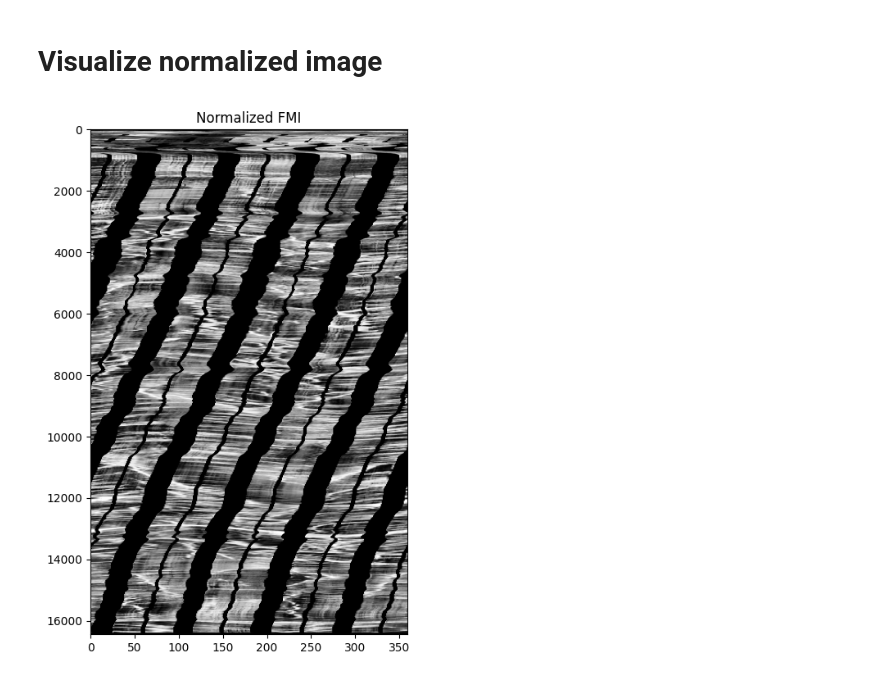
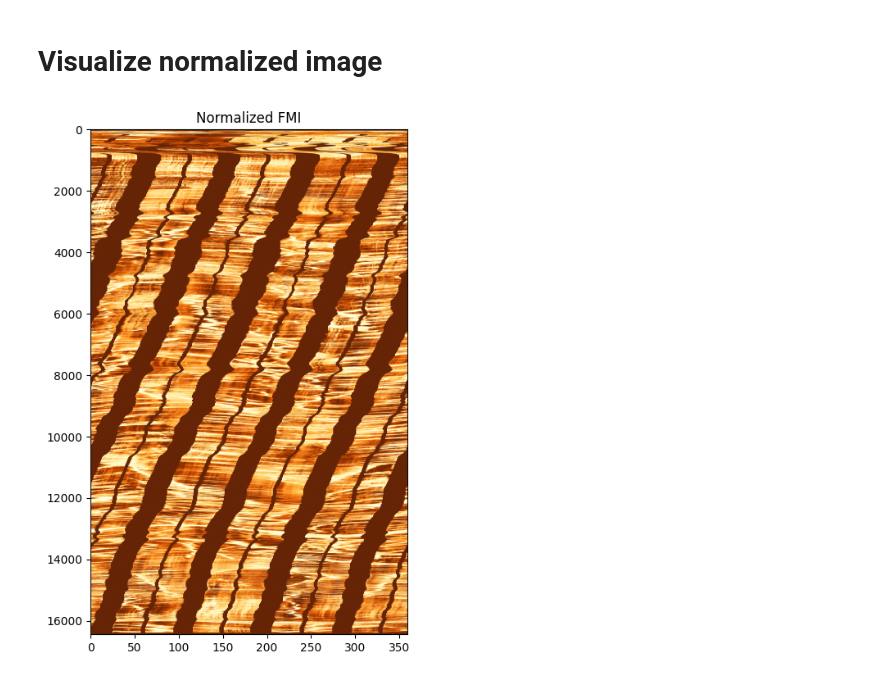
Before and after one commit to Ashraf-ISM/100-Days-of-Python-for-Oil-Gas-Subsurface-Analytics, a Jupyter notebook: notebooks/day-50/autopick.ipynb, the cells around one changed output. Saved outputs shown, nothing was run; the diff lists cells and outputs as text; code cells hidden in the pictures.

```diff
--- a/notebooks/day-50/autopick.ipynb
+++ b/notebooks/day-50/autopick.ipynb
@@ -456,11 +456,11 @@ print(img_norm.shape)
 # %%
 plt.figure(figsize=(5,8))
 plt.imshow(
     img_norm,
     aspect='auto',
-    cmap='gray'
+    cmap='YlOrBr_r'
 )
 plt.title("Normalized FMI")
 plt.show()
 # %% [output]
-[figure, old version]
+[figure, new version]
```
